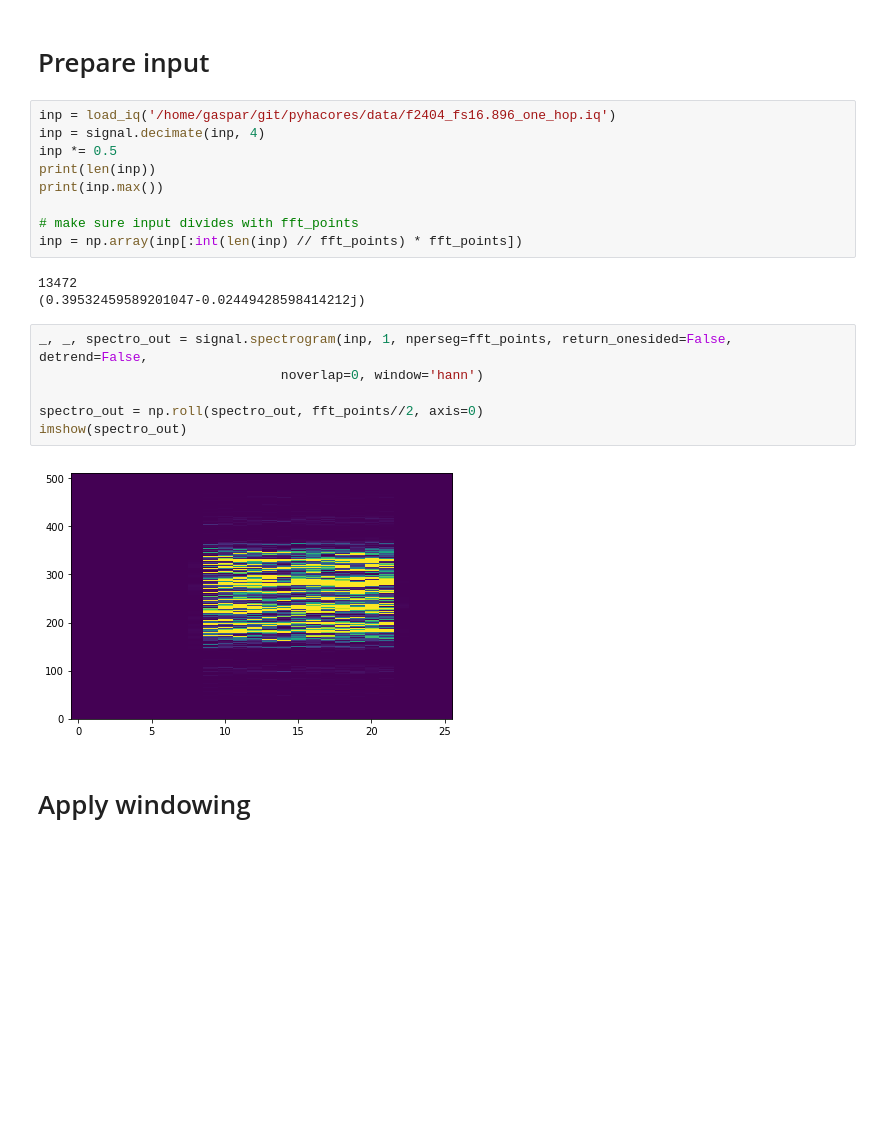
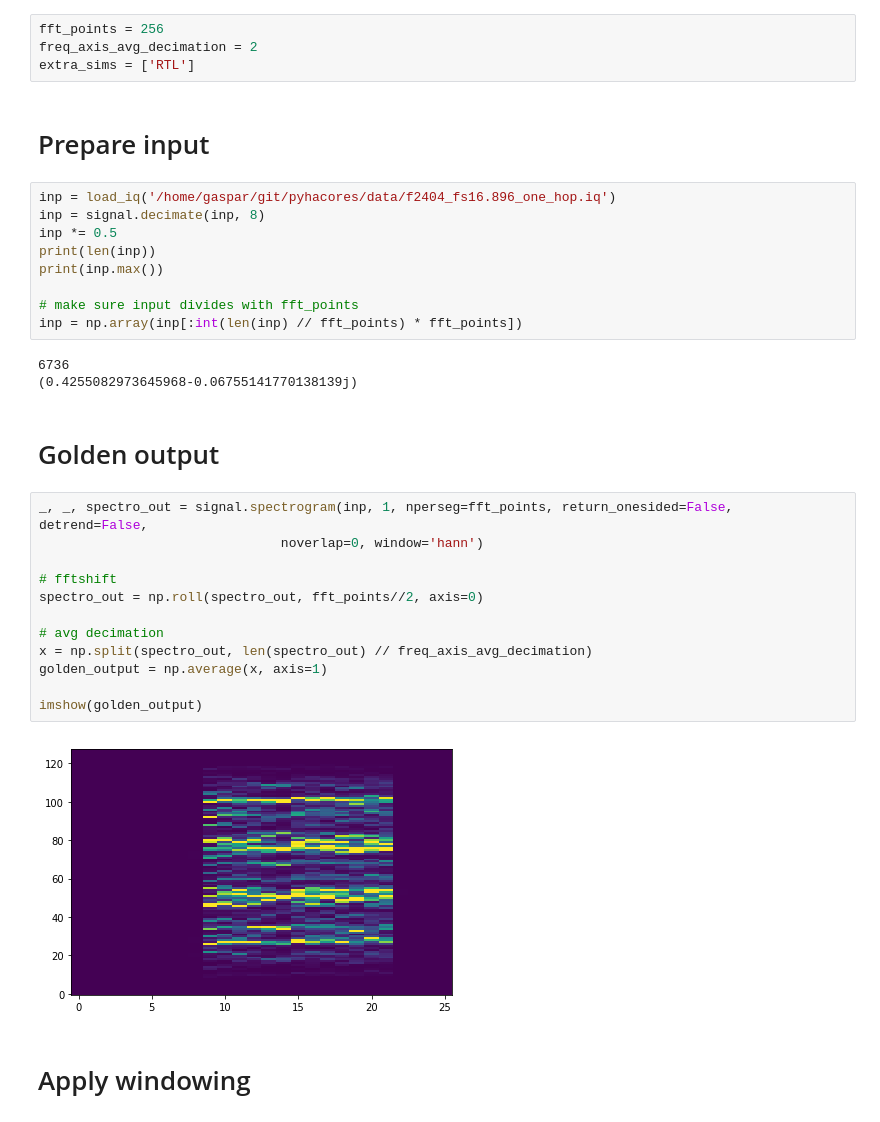
Before and after one commit to gasparka/pyhacores, a Jupyter notebook: under_construction/fft/doc/spectrogram.ipynb, the cells around one changed output. Saved outputs shown, nothing was run; the diff lists cells and outputs as text; blank space fills up the shorter version.

```diff
--- a/under_construction/fft/doc/spectrogram.ipynb
+++ b/under_construction/fft/doc/spectrogram.ipynb
@@ -46,8 +42,12 @@ fft_points = 512
+# %%
+fft_points = 256
+freq_axis_avg_decimation = 2
+extra_sims = ['RTL']
 # %% [markdown]
 # Prepare input
 # %%
 inp = load_iq('/home/gaspar/git/pyhacores/data/f2404_fs16.896_one_hop.iq')
-inp = signal.decimate(inp, 4)
+inp = signal.decimate(inp, 8)
 inp *= 0.5
 print(len(inp))
 print(inp.max())
@@ -55,16 +55,24 @@ print(inp.max())
 # make sure input divides with fft_points
 inp = np.array(inp[:int(len(inp) // fft_points) * fft_points])
 # %% [output]
-13472
-(0.39532459589201047-0.02449428598414212j)
+6736
+(0.4255082973645968-0.06755141770138139j)
+# %% [markdown]
+# Golden output
 # %%
 _, _, spectro_out = signal.spectrogram(inp, 1, nperseg=fft_points, return_onesided=False, detrend=False,
                                noverlap=0, window='hann')
 
+# fftshift
 spectro_out = np.roll(spectro_out, fft_points//2, axis=0)
-imshow(spectro_out)
+
+# avg decimation
+x = np.split(spectro_out, len(spectro_out) // freq_axis_avg_decimation)
+golden_output = np.average(x, axis=1)
+
+imshow(golden_output)
 # %% [output]
-[figure, old version]
+[figure, new version]
 # %% [markdown]
 # Apply windowing
 # %%
```
Also changed, not shown: parts of 23 cells of this notebook, 3 other files.
